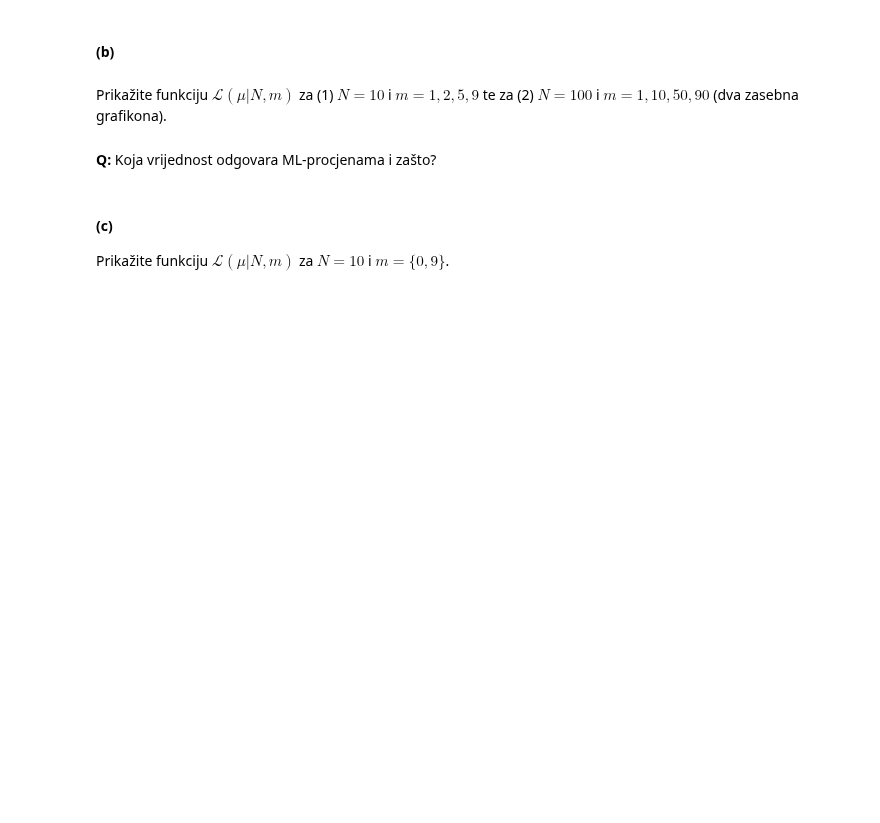
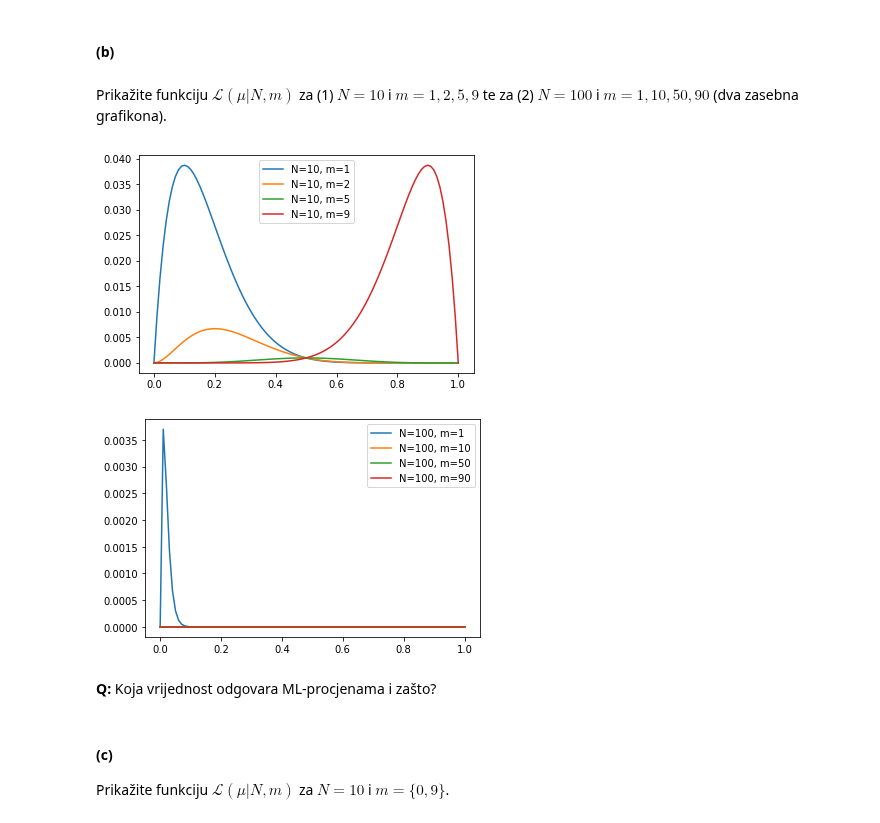
Before and after one commit to mateoim/su-lab-20-21, a Jupyter notebook: lab04/SU-2020-LAB04-0036509386.ipynb, the cells around one changed output. Drawn from its saved outputs; the diff is of its cells as text; code cells hidden in the pictures; blank space fills up the shorter version.

```diff
--- a/lab04/SU-2020-LAB04-0036509386.ipynb
+++ b/lab04/SU-2020-LAB04-0036509386.ipynb
@@ -137,3 +136,19 @@ Prikažite funkciju $\mathcal{L}(\mu|N,m)$ za (1) $N=10$ i $m=1,2,5,9$ te za (2)
+# %%
+def plot_L(N: int, m: List[int], precision: float=0.01):
+    x_axis = np.linspace(0, 1, num=int(precision ** -1))
+
+    for m_value in m:
+        plt.plot(x_axis, L(x_axis, N, m_value), label=f'N={N}, m={m_value}')
+
+    plt.legend()
+    plt.show()
+
+
+plot_L(10, [1, 2, 5, 9])
+plot_L(100, [1, 10, 50 ,90])
+# %% [output]
+[figure, added]
+[figure, added]
 # %% [markdown]
 **Q:** Koja vrijednost odgovara ML-procjenama i zašto?
 # %% [markdown]
```
Also changed, not shown: parts of 15 cells of this notebook.
